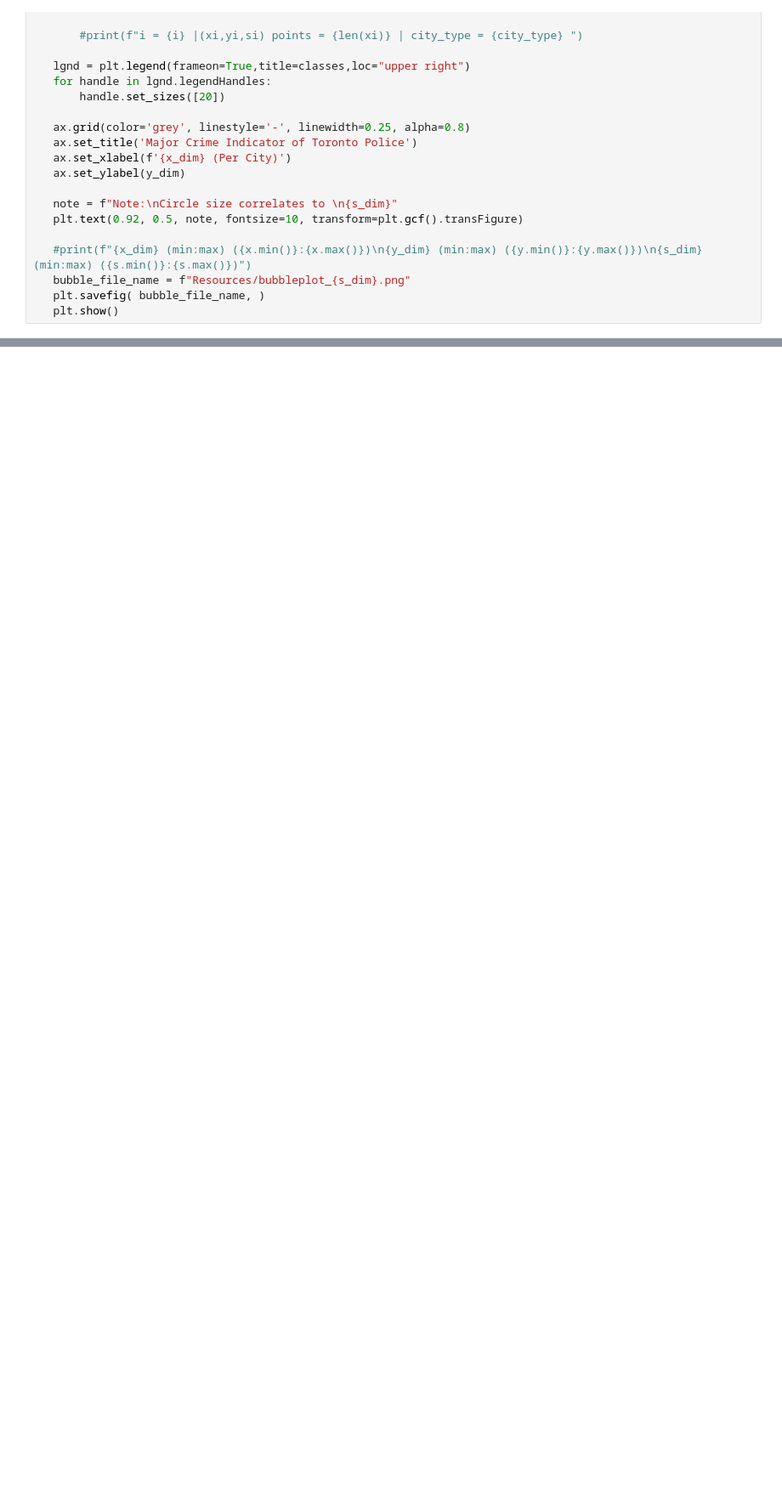
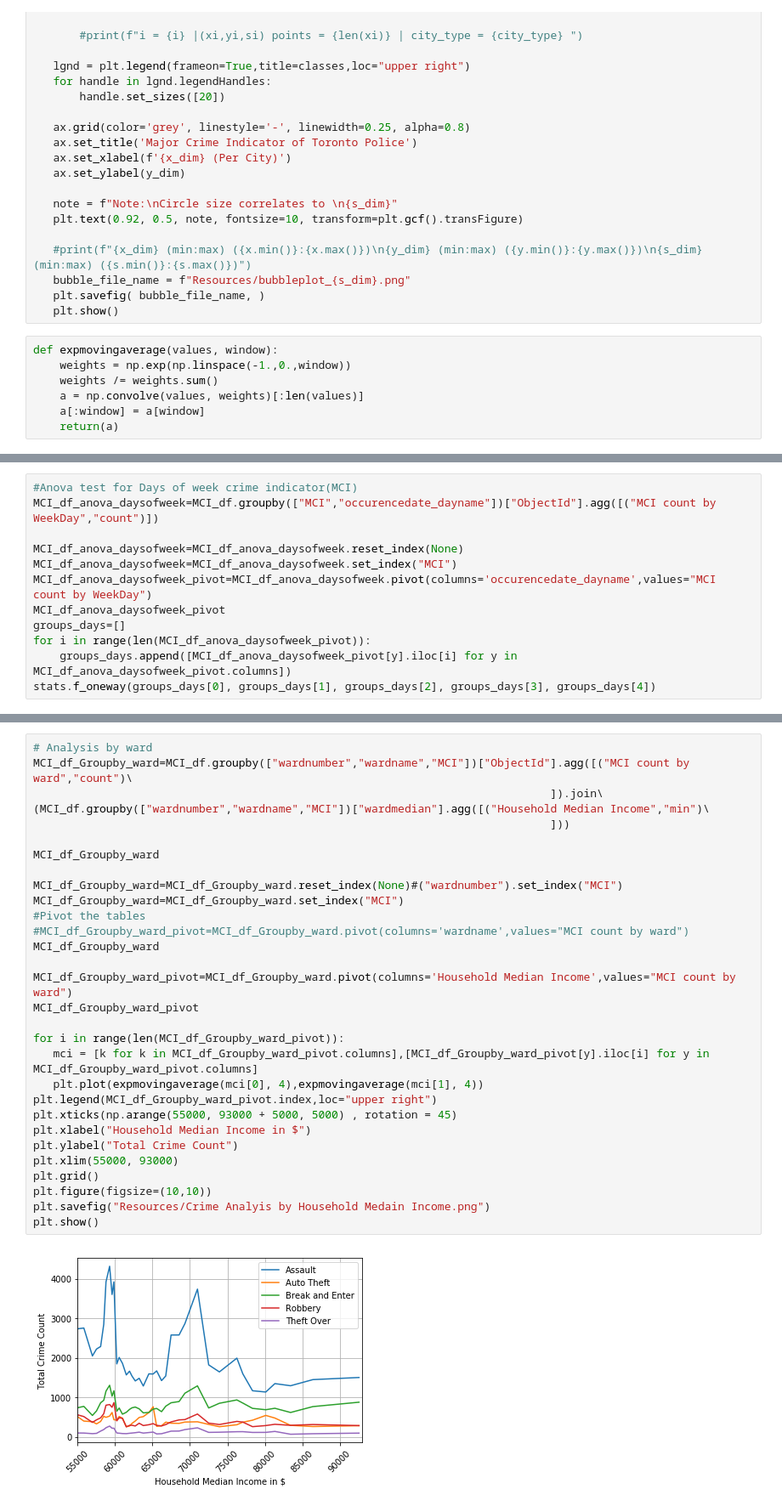
Before and after one commit to iragomez68/project-three-amigos-mci, a Jupyter notebook: MCI_Analysis.ipynb, the cells around one changed output, grey strips where cells are left out. Shown at 85% size. Saved outputs shown, nothing was run; the diff lists cells and outputs as text; blank space fills up the shorter version.

```diff
--- a/MCI_Analysis.ipynb
+++ b/MCI_Analysis.ipynb
@@ -55,6 +56,13 @@ def bubbleplot(df, x_dim, y_dim, s_dim, classes):
    bubble_file_name = f"Resources/bubbleplot_{s_dim}.png"
    plt.savefig( bubble_file_name, )
    plt.show()
+# %%
+def expmovingaverage(values, window):
+    weights = np.exp(np.linspace(-1.,0.,window))
+    weights /= weights.sum()
+    a = np.convolve(values, weights)[:len(values)]
+    a[:window] = a[window]
+    return(a)
 # %%
 ##Read the Data from already processed datafile
 MCI_df = pd.read_csv("Resources/MCI_2014_to_2018_full.csv")
@@ -184,0 +103,12 @@ MCI_df_Groupby_ward_pivot
+# %%
+#Anova test for Days of week crime indicator(MCI)
+MCI_df_anova_daysofweek=MCI_df.groupby(["MCI","occurencedate_dayname"])["ObjectId"].agg([("MCI count by WeekDay","count")])
+
+MCI_df_anova_daysofweek=MCI_df_anova_daysofweek.reset_index(None)
+MCI_df_anova_daysofweek=MCI_df_anova_daysofweek.set_index("MCI")
+MCI_df_anova_daysofweek_pivot=MCI_df_anova_daysofweek.pivot(columns='occurencedate_dayname',values="MCI count by WeekDay")
+MCI_df_anova_daysofweek_pivot
+groups_days=[]
+for i in range(len(MCI_df_anova_daysofweek_pivot)):
+    groups_days.append([MCI_df_anova_daysofweek_pivot[y].iloc[i] for y in MCI_df_anova_daysofweek_pivot.columns])
+stats.f_oneway(groups_days[0], groups_days[1], groups_days[2], groups_days[3], groups_days[4])
@@ -184,0 +117,32 @@ MCI_df_Groupby_ward_pivot
+# %%
+# Analysis by ward
+MCI_df_Groupby_ward=MCI_df.groupby(["wardnumber","wardname","MCI"])["ObjectId"].agg([("MCI count by ward","count")\
+                                                                              ]).join\
+(MCI_df.groupby(["wardnumber","wardname","MCI"])["wardmedian"].agg([("Household Median Income","min")\
+                                                                              ]))
+
+MCI_df_Groupby_ward
+
+MCI_df_Groupby_ward=MCI_df_Groupby_ward.reset_index(None)#("wardnumber").set_index("MCI")
+MCI_df_Groupby_ward=MCI_df_Groupby_ward.set_index("MCI")
+#Pivot the tables
+#MCI_df_Groupby_ward_pivot=MCI_df_Groupby_ward.pivot(columns='wardname',values="MCI count by ward")
+MCI_df_Groupby_ward
+
+MCI_df_Groupby_ward_pivot=MCI_df_Groupby_ward.pivot(columns='Household Median Income',values="MCI count by ward")
+MCI_df_Groupby_ward_pivot
+
+for i in range(len(MCI_df_Groupby_ward_pivot)):
+   mci = [k for k in MCI_df_Groupby_ward_pivot.columns],[MCI_df_Groupby_ward_pivot[y].iloc[i] for y in MCI_df_Groupby_ward_pivot.columns]
+   plt.plot(expmovingaverage(mci[0], 4),expmovingaverage(mci[1], 4))
+plt.legend(MCI_df_Groupby_ward_pivot.index,loc="upper right")
+plt.xticks(np.arange(55000, 93000 + 5000, 5000) , rotation = 45)
+plt.xlabel("Household Median Income in $")
+plt.ylabel("Total Crime Count")
+plt.xlim(55000, 93000)
+plt.grid()
+plt.figure(figsize=(10,10))
+plt.savefig("Resources/Crime Analyis by Household Medain Income.png")
+plt.show()
+# %% [output]
+[figure, added]
```
Also changed, not shown: parts of 29 cells of this notebook.
